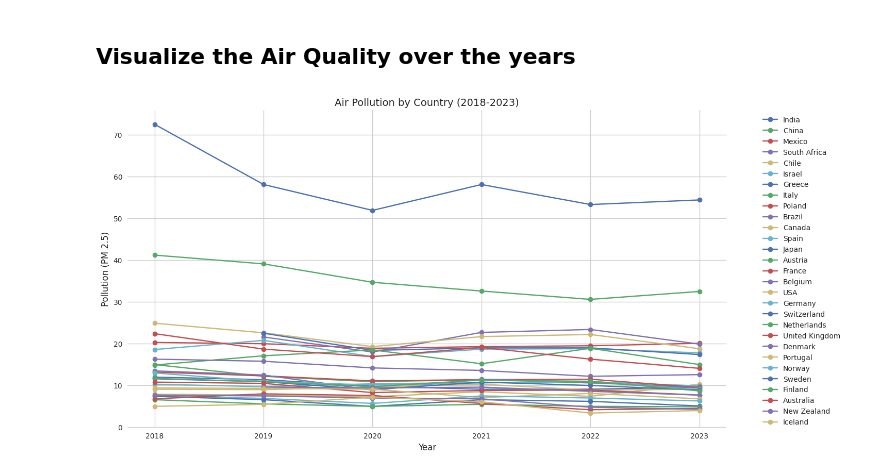
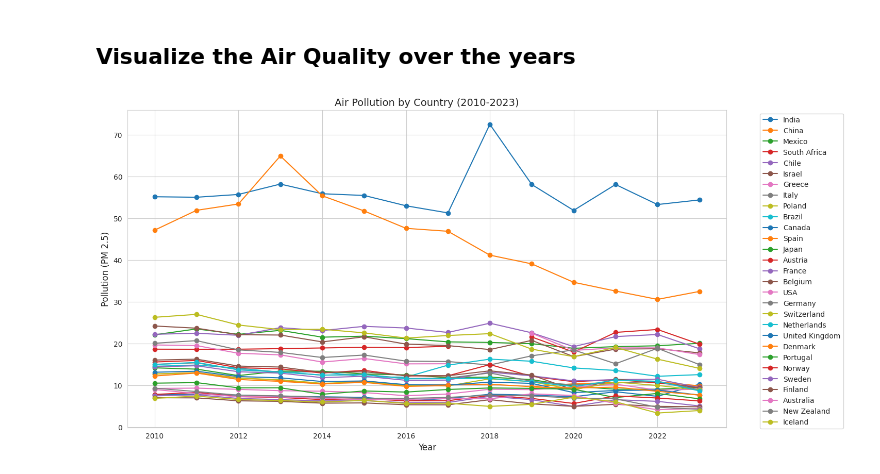
Before and after one commit to johanneshaberlah/electric-vehicle-air-quality-analysis, a Jupyter notebook: electric-vehicles-air-quality.ipynb, the cells around one changed output. Drawn from its saved outputs; the diff is of its cells as text; code cells hidden in the pictures.

Commit message:
Kaggle Notebook | Impact of Electric Vehicles on the Air Quality | Version 6

```diff
--- a/electric-vehicles-air-quality.ipynb
+++ b/electric-vehicles-air-quality.ipynb
@@ -70,13 +72,13 @@ filtered_frame.head(100)
 # %% [markdown]
 ## Visualize the EV stock share over the years
 # %%
-pivot_df = filtered_frame.pivot(index='year', columns='region', values='value')
+pivot_df = electric_vehicle_frame.pivot(index='year', columns='region', values='value')
 plt.figure(figsize=(15, 8))
 
 for country in pivot_df.columns:
     plt.plot(pivot_df.index, pivot_df[country], marker='o', label=country)
 
-plt.title('EV Stock Share by Country (2010-2024)', fontsize=14)
+plt.title('EV Stock Share by Country (2010-2023)', fontsize=14)
 plt.xlabel('Year', fontsize=12)
 plt.ylabel('EV Stock Share', fontsize=12)
 plt.legend(bbox_to_anchor=(1.05, 1), loc='upper left')
@@ -108,7 +110,7 @@ air_quality_frame = air_quality_frame[['country', 'avg2018', 'avg2019', 'avg2020
 air_quality_frame.columns = air_quality_frame.columns.str.replace('avg', '')
 
 # Get list of countries from filtered_frame
-ev_countries = filtered_frame['region'].unique()
+ev_countries = electric_vehicle_frame['region'].unique()
 
 # Filter air_quality_frame to keep only countries we have ev data about
 air_quality_frame = air_quality_frame[air_quality_frame['country'].isin(ev_countries)]
@@ -128,0 +133,31 @@ air_quality_frame.head(10)
+# %%
+# Second dataset processing (2010-2017)
+for year in range(2010, 2018):
+    dataset_path = "/kaggle/input/aq-who-2010-2017/data_AQ_WHO/AQ" + str(year) + ".csv"
+    # Read WHO data
+    who_data = pd.read_csv(dataset_path, sep=None, engine='python')[['First Location', 'First Period', 'First FactValueForMeasure']]
+
+    if str(year) not in air_quality_frame.columns:
+        air_quality_frame[str(year)] = 0.0  # Initialize with float instead of int
+    else:
+        # Convert existing column to float if it exists
+        air_quality_frame[str(year)] = air_quality_frame[str(year)].astype(float)
+
+    # Create a dictionary mapping countries to their values
+    value_map = dict(zip(who_data['First Location'], who_data['First FactValueForMeasure']))
+
+    # Update the year column with values where country names match
+    for idx in air_quality_frame.index:
+        country_name = air_quality_frame.loc[idx, 'country']
+        if country_name == "USA":
+            country_name = "United States of America"
+        if country_name == "Netherlands":
+            country_name = "Netherlands (Kingdom of the)"
+        if country_name == "United Kingdom":
+            country_name = "United Kingdom of Great Britain and Northern Ireland"
+        if country_name in value_map:
+            air_quality_frame.at[idx, str(year)] = float(value_map[country_name])
+
+cols = ['country'] + sorted([col for col in air_quality_frame.columns if col != 'country'])
+air_quality_frame = air_quality_frame.reindex(cols, axis=1)
+air_quality_frame.head(100)
@@ -131,18 +184,21 @@ air_quality_frame.head(10)
 # %%
 plt.figure(figsize=(15, 8))
 
 # Iterate through each country
 for index, row in air_quality_frame.iterrows():
     country = row['country']
     # Get the years data (excluding the country column) and plot
-    years_data = row[['2018', '2019', '2020', '2021', '2022', '2023']]
+    rows = []
+    for year in range(2010, 2024):
+        rows.append(str(year))
+    years_data = row[rows]
     plt.plot(years_data.index.astype(int), years_data.values, marker='o', label=country)
 
-plt.title('Air Pollution by Country (2018-2023)', fontsize=14)
+plt.title('Air Pollution by Country (2010-2023)', fontsize=14)
 plt.xlabel('Year', fontsize=12)
 plt.ylabel('Pollution (PM 2.5)', fontsize=12)
 plt.legend(bbox_to_anchor=(1.05, 1), loc='upper left')
 plt.grid(True)
 plt.show()
 # %% [output]
-[figure, old version]
+[figure, new version]
```
Also changed, not shown: parts of 13 cells of this notebook.
